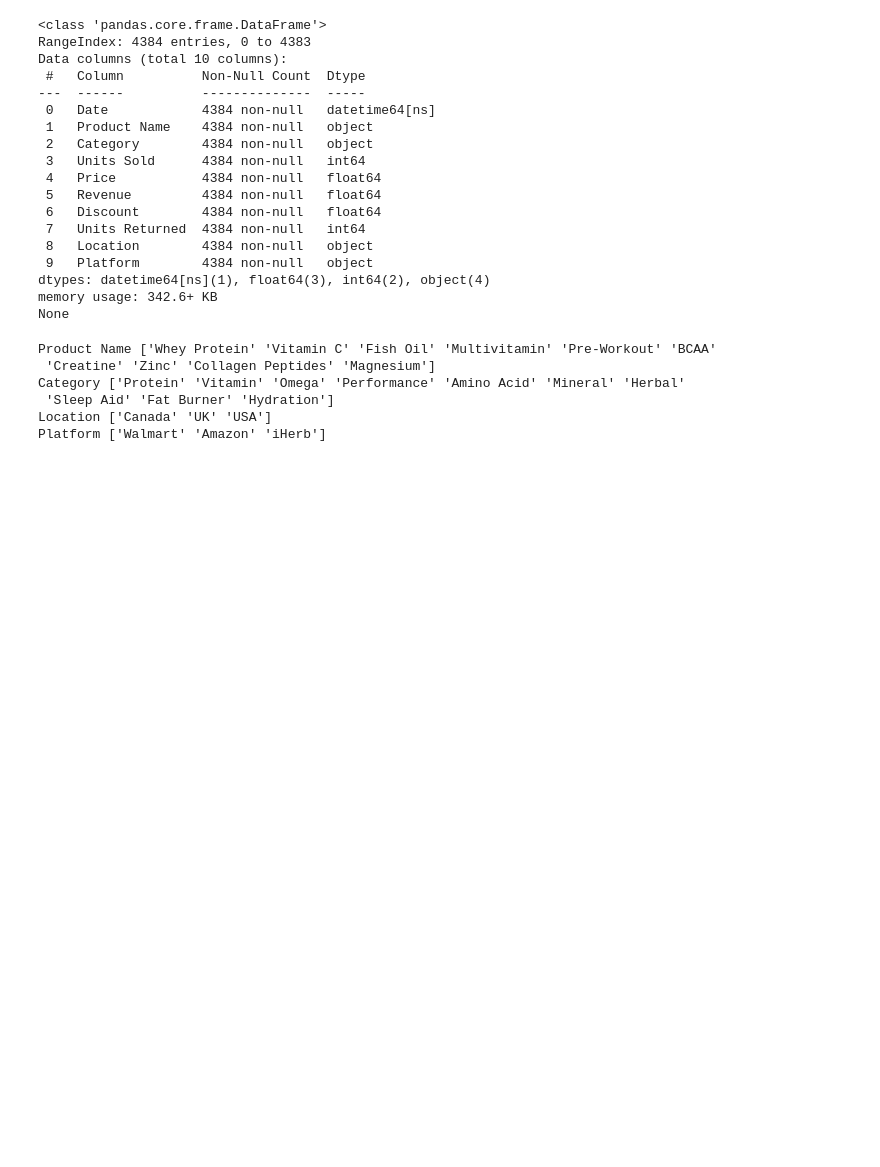
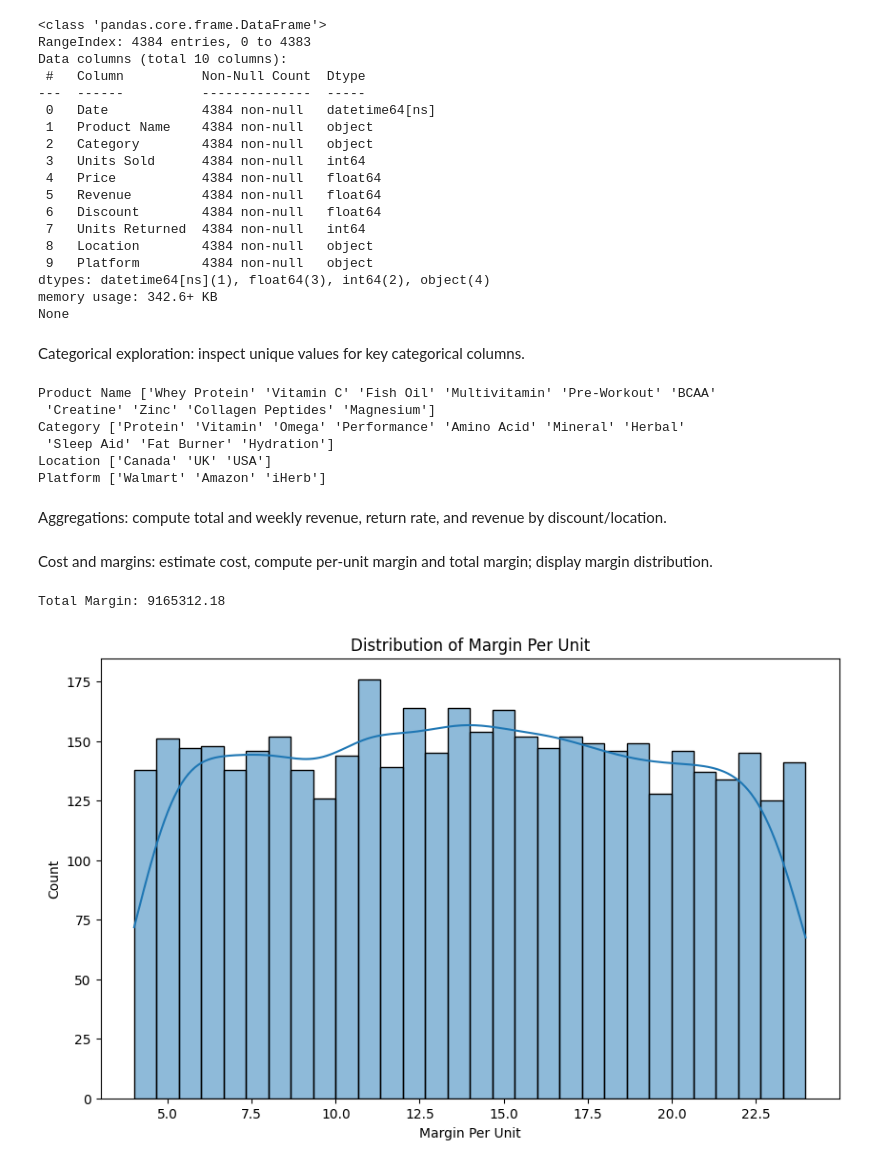
Before and after one commit to melek002/Predictive-Sales, a Jupyter notebook: Etl_Sales.ipynb, the cells around one changed output. Cells and saved outputs as stored; diff of their text form; code cells hidden in the pictures; blank space fills up the shorter version.

```diff
--- a/Etl_Sales.ipynb
+++ b/Etl_Sales.ipynb
@@ -80,6 +96,8 @@ Data columns (total 10 columns):
 dtypes: datetime64[ns](1), float64(3), int64(2), object(4)
 memory usage: 342.6+ KB
 None
+# %% [markdown]
+Categorical exploration: inspect unique values for key categorical columns.
 # %%
 cat_cols = ['Product Name', 'Category', 'Location', 'Platform']
 for col in cat_cols:
@@ -91,3 +109,28 @@ Category ['Protein' 'Vitamin' 'Omega' 'Performance' 'Amino Acid' 'Mineral' 'Herb
  'Sleep Aid' 'Fat Burner' 'Hydration']
 Location ['Canada' 'UK' 'USA']
 Platform ['Walmart' 'Amazon' 'iHerb']
+# %% [markdown]
+Aggregations: compute total and weekly revenue, return rate, and revenue by discount/location.
+# %%
+total_revenue = df['Revenue'].sum()
+weekly_revenue = df.groupby('Date')['Revenue'].sum()
+df['Return_Rate'] = df['Units Returned'] / df['Units Sold']
+discount_impact = df.groupby('Discount')['Revenue'].sum()
+location_perf = df.groupby('Location')['Revenue'].sum()
+# %% [markdown]
+Cost and margins: estimate cost, compute per-unit margin and total margin; display margin distribution.
+# %%
+df['Cost'] = df['Price'] * 0.6
+df['Margin_Per_Unit'] = df['Price'] - df['Cost']
+df['Total_Margin'] = df['Margin_Per_Unit'] * df['Units Sold']
+
+total_margin = df['Total_Margin'].sum()
+print("Total Margin:", total_margin)
+plt.figure(figsize=(10,6))
+sns.histplot(df['Margin_Per_Unit'], bins=30, kde=True)
+plt.title('Distribution of Margin Per Unit')
+plt.xlabel('Margin Per Unit')
+plt.show()
+# %% [output]
+Total Margin: 9165312.18
+[figure, added]
```
Also changed, not shown: parts of 16 cells of this notebook.
